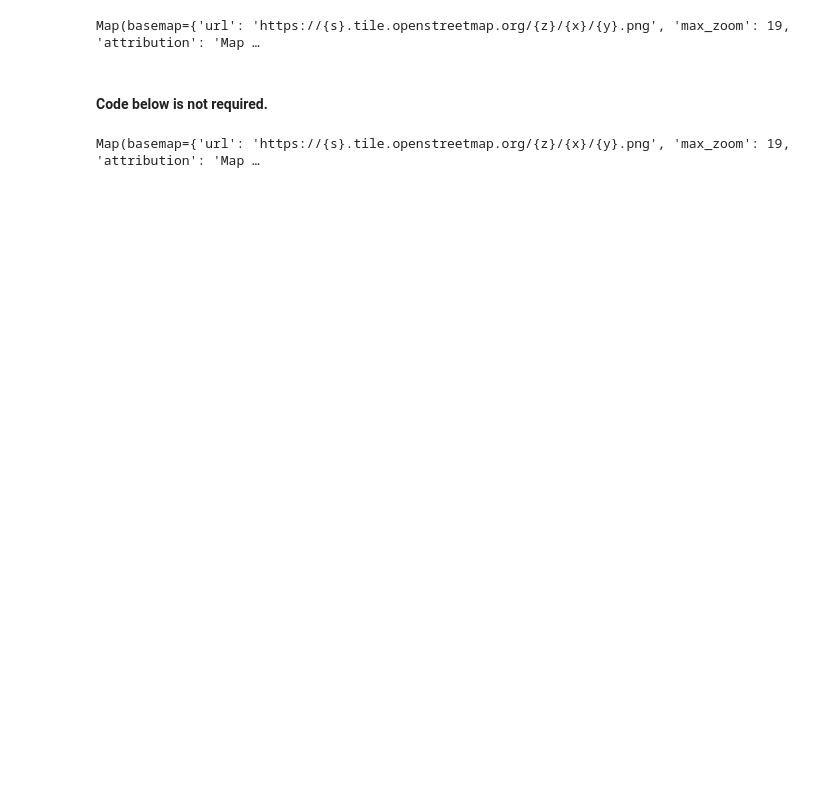
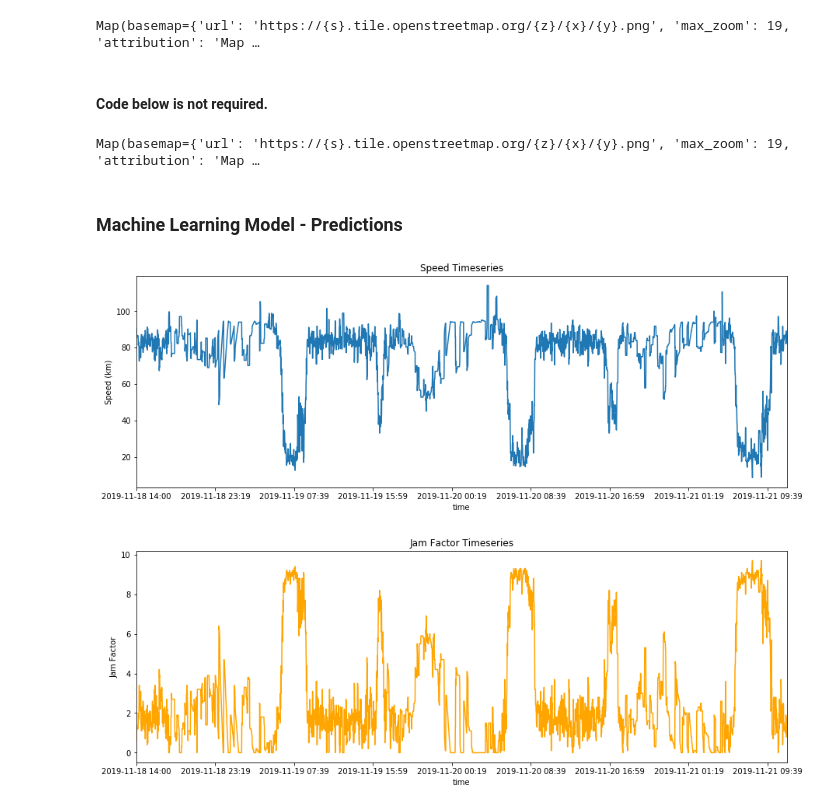
Before and after one commit to jaworra/TMR-Sensor, a Jupyter notebook: Streams_Sites_Explore.ipynb, the cells around one changed output. Drawn from its saved outputs; the diff is of its cells as text; code cells hidden in the pictures; blank space fills up the shorter version.

```diff
--- a/Streams_Sites_Explore.ipynb
+++ b/Streams_Sites_Explore.ipynb
@@ -298,3 +315,33 @@ m.add_control(FullScreenControl())
 m
 # %% [output]
 Map(basemap={'url': 'https://{s}.tile.openstreetmap.org/{z}/{x}/{y}.png', 'max_zoom': 19, 'attribution': 'Map …
+# %% [markdown]
+### Machine Learning Model - Predictions
+# %%
+import matplotlib.pyplot as plt
+import pandas as pd
+import time
+import datetime
+
+#Gore Highway -Brookstead / Yandillaa
+roadworks_timeseries = pd.read_csv('livelinks_here_31862.csv ')
+#frequency
+#timeseries_GoreHwy.hist('speed', bins= 5)
+jamf = roadworks_timeseries['jamf']
+speed = roadworks_timeseries['speed']
+
+#with time domain
+here_links_rel_col_timeseries = roadworks_timeseries.set_index('time') #set index
+
+fig, ax = plt.subplots(figsize=(15, 5))
+here_links_rel_col_timeseries['speed'].plot()
+ax.set_ylabel('Speed (km)')
+ax.title.set_text('Speed Timeseries')
+
+fig, ax = plt.subplots(figsize=(15, 5))
+here_links_rel_col_timeseries['jamf'].plot(color='orange')
+ax.set_ylabel('Jam Factor')
+ax.title.set_text('Jam Factor Timeseries')
+# %% [output]
+[figure, added]
+[figure, added]
```
Also changed, not shown: parts of 1 cell of this notebook.
